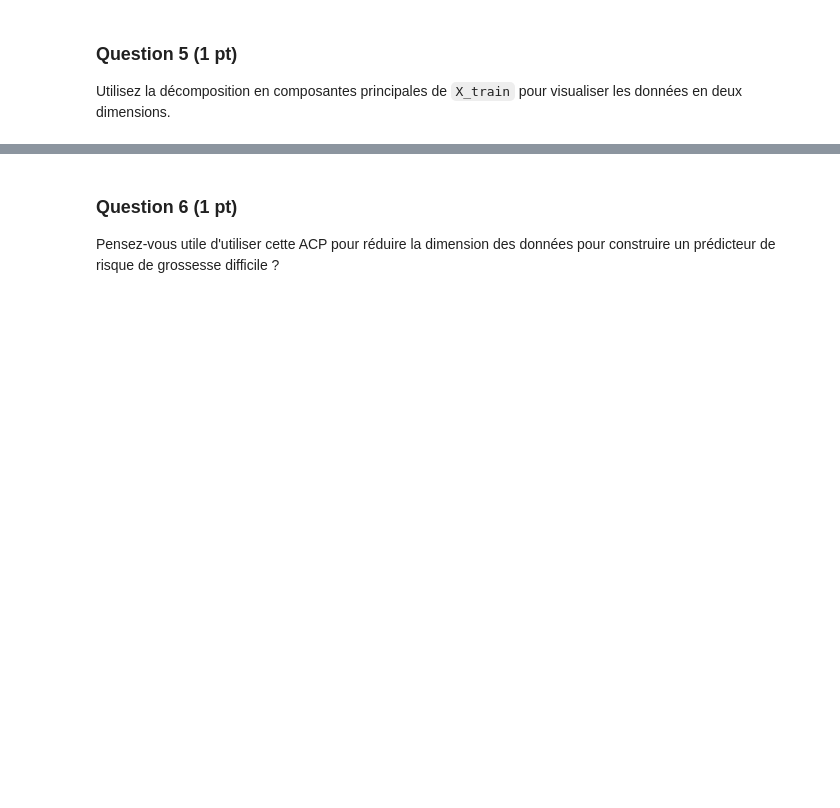
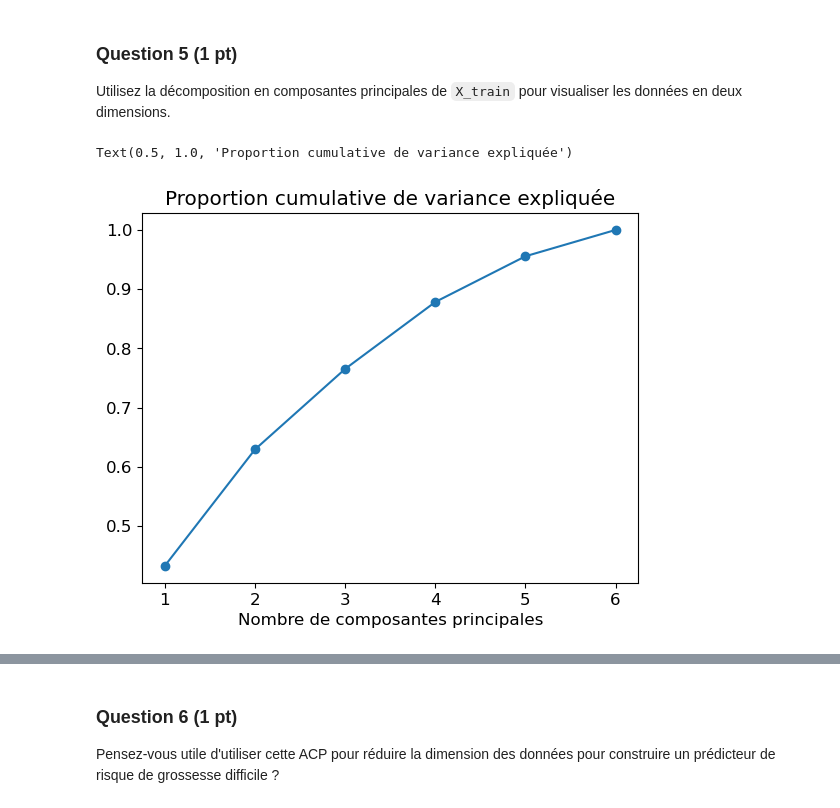
Before and after one commit to bavrillon/Projets_UE21, a Jupyter notebook: DATA/Projet_GR28.ipynb, the cells around one changed output, grey strips where cells are left out. Cells and saved outputs as stored; diff of their text form; code cells hidden in the pictures; blank space fills up the shorter version.

```diff
--- a/DATA/Projet_GR28.ipynb
+++ b/DATA/Projet_GR28.ipynb
@@ -105,4 +136,26 @@ Indépendamment de votre réponse à la question précédente, nous allons proc
 ### Question 5 (1 pt)
 Utilisez la décomposition en composantes principales de `X_train` pour visualiser les données en deux dimensions.
 # %%
-# B
+X = np.array(df_train.drop(columns=['Risque']))
+
+# Standardisation des données
+from sklearn import preprocessing
+std_scale = preprocessing.StandardScaler().fit(X)
+X_scaled = std_scale.transform(X)
+# %%
+from sklearn import decomposition
+
+# Instanciation d'un objet PCA pour 6 composantes principales
+pca = decomposition.PCA(n_components=6)
+pca.fit(X_scaled)
+
+# Affichage de la proportion cumulative de variance expliquée par les différentes composantes
+np.cumsum(pca.explained_variance_ratio_)
+
+plt.plot(np.arange(1,7), np.cumsum(pca.explained_variance_ratio_), marker='o')
+
+plt.xlabel("Nombre de composantes principales")
+plt.title("Proportion cumulative de variance expliquée")
+# %% [output]
+Text(0.5, 1.0, 'Proportion cumulative de variance expliquée')
+[figure, added]
```
Also changed, not shown: parts of 9 cells of this notebook.
